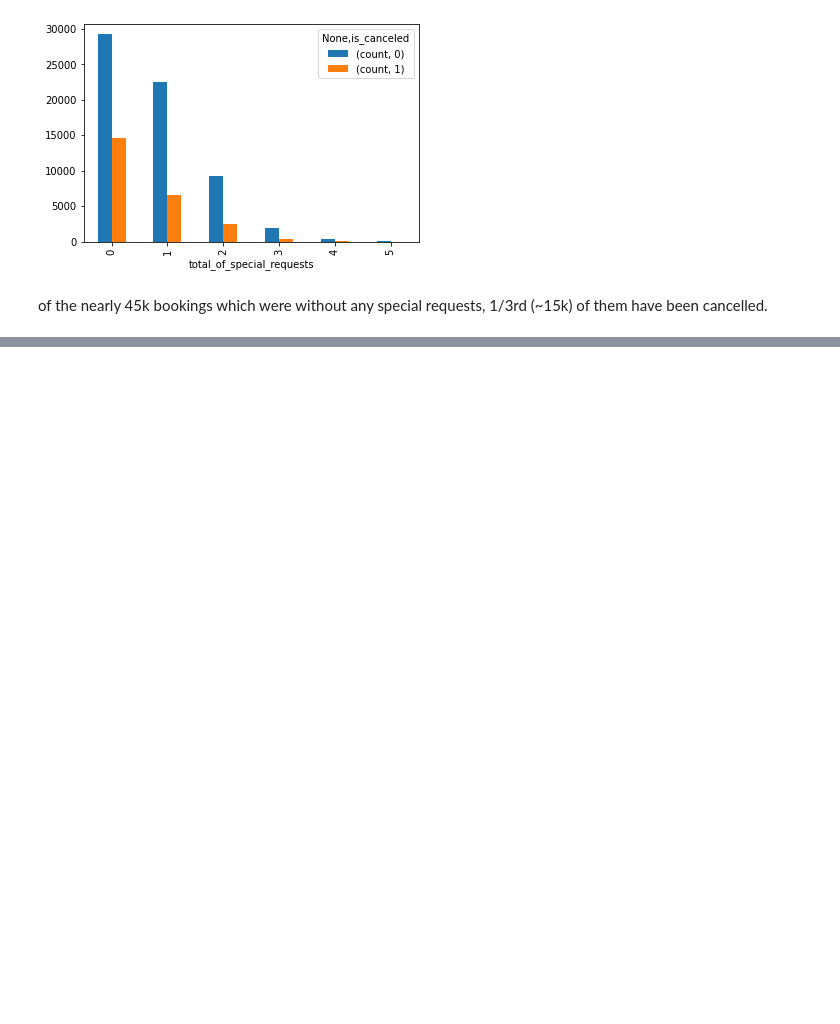
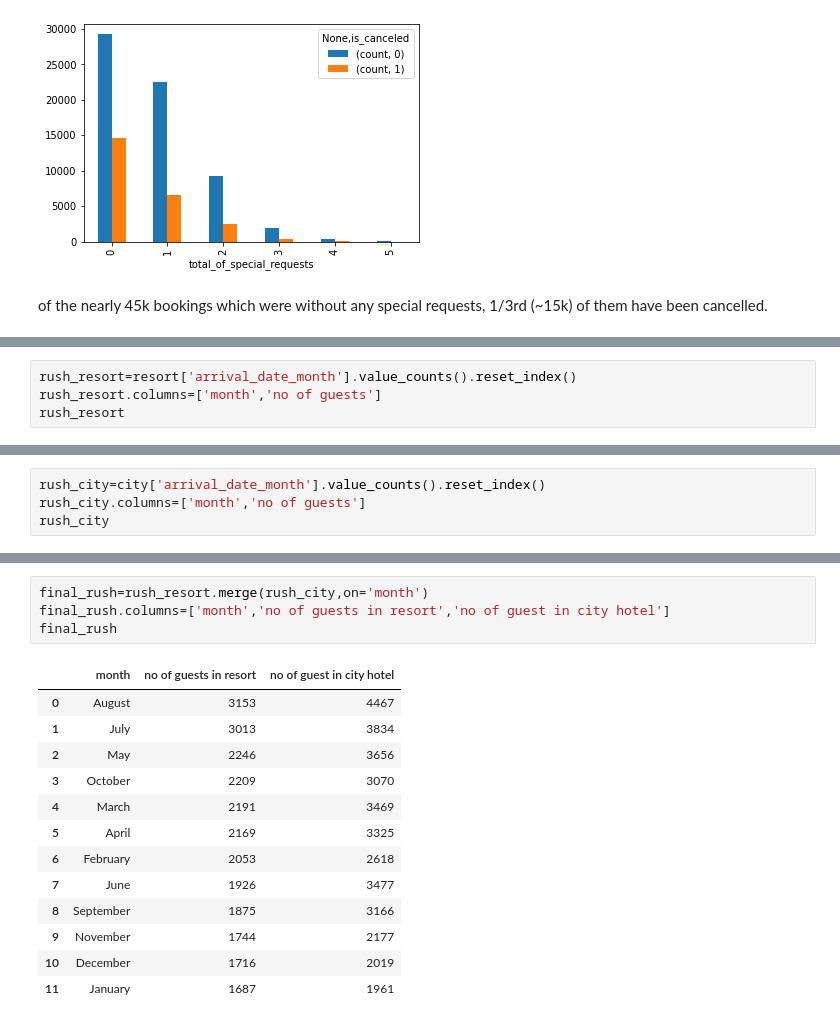
Before and after one commit to KrishnaNayik/Hotel-Booking-Analysis---Capstone-Project, a Jupyter notebook: Hotel_Booking_Analysis_Capstone_Project.ipynb, the cells around one changed output, grey strips where cells are left out. Saved outputs shown, nothing was run; the diff lists cells and outputs as text; blank space fills up the shorter version.

```diff
--- a/Hotel_Booking_Analysis_Capstone_Project.ipynb
+++ b/Hotel_Booking_Analysis_Capstone_Project.ipynb
@@ -662,0 +680,4 @@ pivot.plot(kind='bar')
+# %%
+rush_resort=resort['arrival_date_month'].value_counts().reset_index()
+rush_resort.columns=['month','no of guests']
+rush_resort
@@ -662,0 +698,4 @@ pivot.plot(kind='bar')
+# %%
+rush_city=city['arrival_date_month'].value_counts().reset_index()
+rush_city.columns=['month','no of guests']
+rush_city
@@ -662,0 +716,18 @@ pivot.plot(kind='bar')
+# %%
+final_rush=rush_resort.merge(rush_city,on='month')
+final_rush.columns=['month','no of guests in resort','no of guest in city hotel']
+final_rush
+# %% [output]
+|  | month | no of guests in resort | no of guest in city hotel |
+| 0 | August | 3153 | 4467 |
+| 1 | July | 3013 | 3834 |
+| 2 | May | 2246 | 3656 |
+| 3 | October | 2209 | 3070 |
+| 4 | March | 2191 | 3469 |
+| 5 | April | 2169 | 3325 |
+| 6 | February | 2053 | 2618 |
+| 7 | June | 1926 | 3477 |
+| 8 | September | 1875 | 3166 |
+| 9 | November | 1744 | 2177 |
+| 10 | December | 1716 | 2019 |
+| 11 | January | 1687 | 1961 |
```
Also changed, not shown: parts of 17 cells of this notebook.
